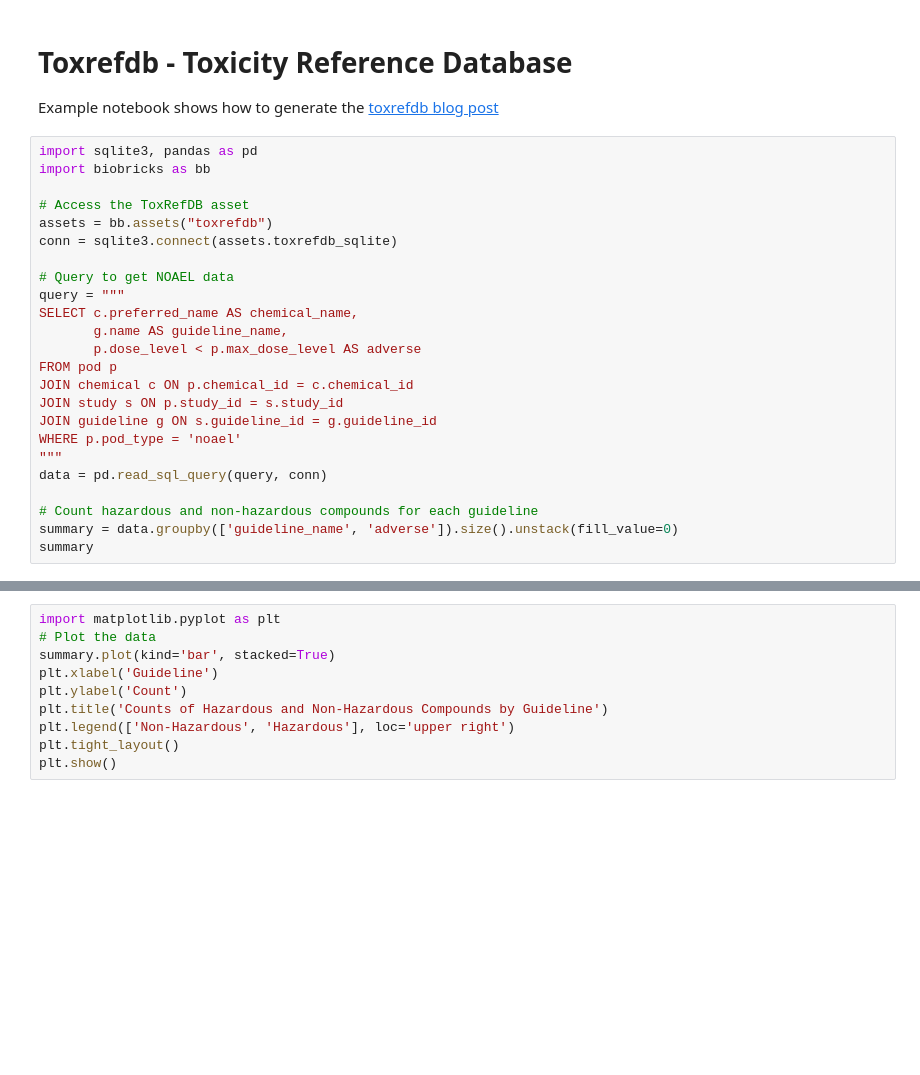
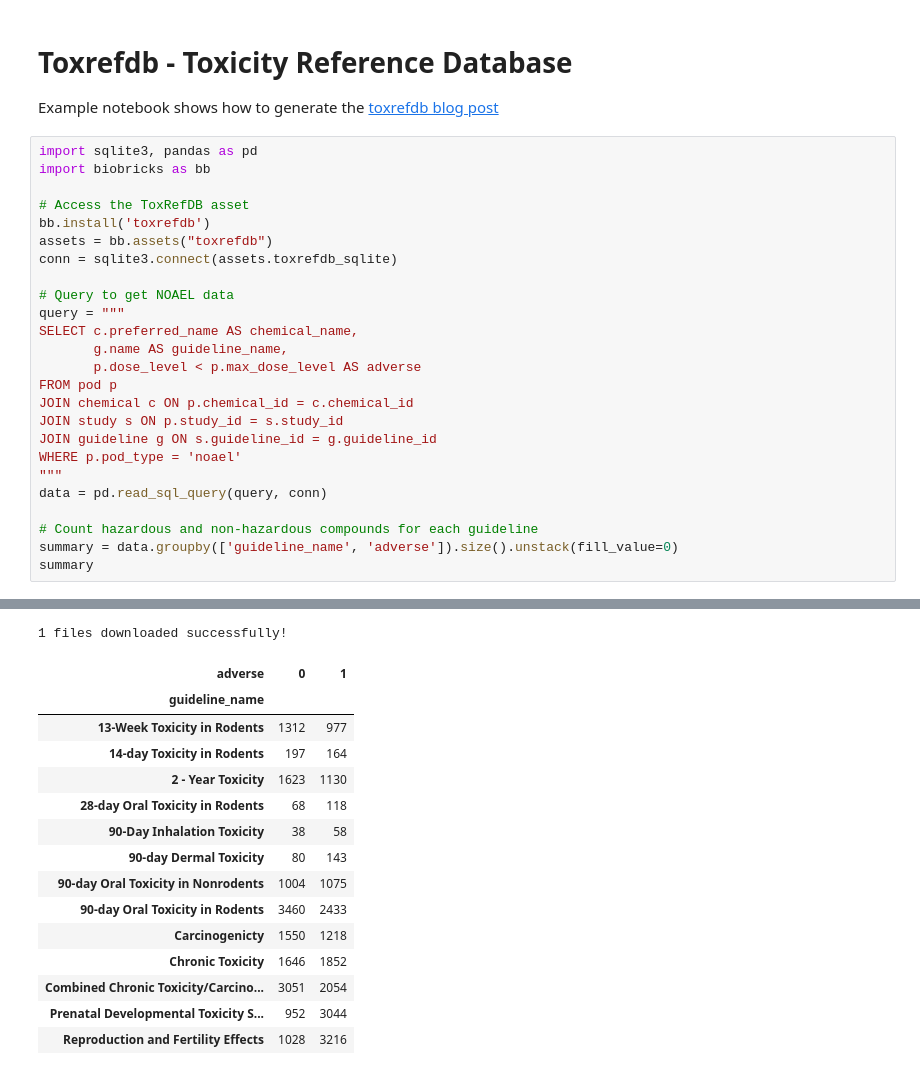
Before and after one commit to biobricks-ai/toxrefdb, a Jupyter notebook: example.ipynb, the cells around one changed output, grey strips where cells are left out. Saved outputs shown, nothing was run; the diff lists cells and outputs as text; blank space fills up the shorter version.

```diff
--- a/example.ipynb
+++ b/example.ipynb
@@ -6,6 +6,7 @@ import sqlite3, pandas as pd
 import biobricks as bb
 
 # Access the ToxRefDB asset
+bb.install('toxrefdb')
 assets = bb.assets("toxrefdb")
 conn = sqlite3.connect(assets.toxrefdb_sqlite)
 
@@ -30,10 +33,16 @@ TypeError: 'types.SimpleNamespace' object is not subscriptable
+1 files downloaded successfully!
+| adverse | 0 | 1 |
+| guideline_name |  |  |
+| 13-Week Toxicity in Rodents | 1312 | 977 |
+| 14-day Toxicity in Rodents | 197 | 164 |
+| 2 - Year Toxicity | 1623 | 1130 |
+| 28-day Oral Toxicity in Rodents | 68 | 118 |
+| 90-Day Inhalation Toxicity | 38 | 58 |
+| 90-day Dermal Toxicity | 80 | 143 |
+| 90-day Oral Toxicity in Nonrodents | 1004 | 1075 |
+| 90-day Oral Toxicity in Rodents | 3460 | 2433 |
+| Carcinogenicty | 1550 | 1218 |
+| Chronic Toxicity | 1646 | 1852 |
+| Combined Chronic Toxicity/Carcino... | 3051 | 2054 |
+| Prenatal Developmental Toxicity S... | 952 | 3044 |
+| Reproduction and Fertility Effects | 1028 | 3216 |
-# %%
-import matplotlib.pyplot as plt
-# Plot the data
-summary.plot(kind='bar', stacked=True)
-plt.xlabel('Guideline')
-plt.ylabel('Count')
-plt.title('Counts of Hazardous and Non-Hazardous Compounds by Guideline')
-plt.legend(['Non-Hazardous', 'Hazardous'], loc='upper right')
-plt.tight_layout()
-plt.show()
```
Also changed, not shown: parts of 2 cells of this notebook.
